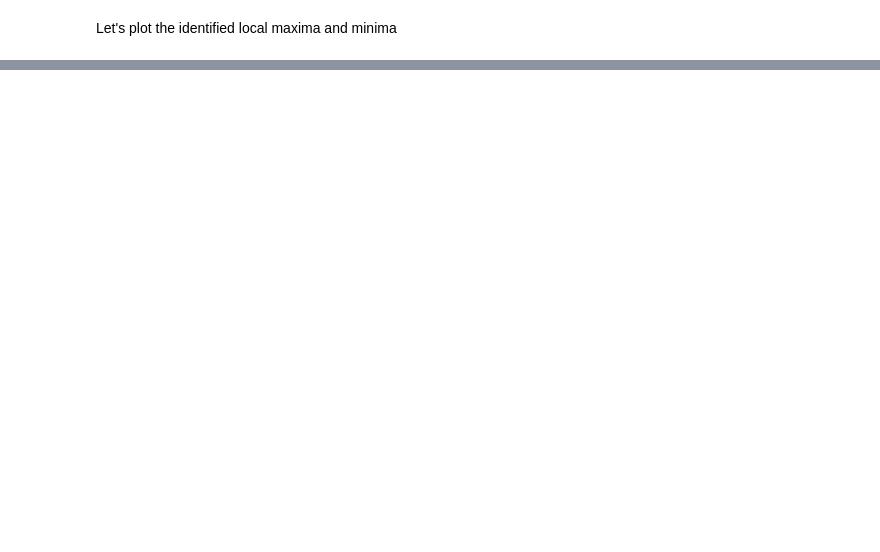
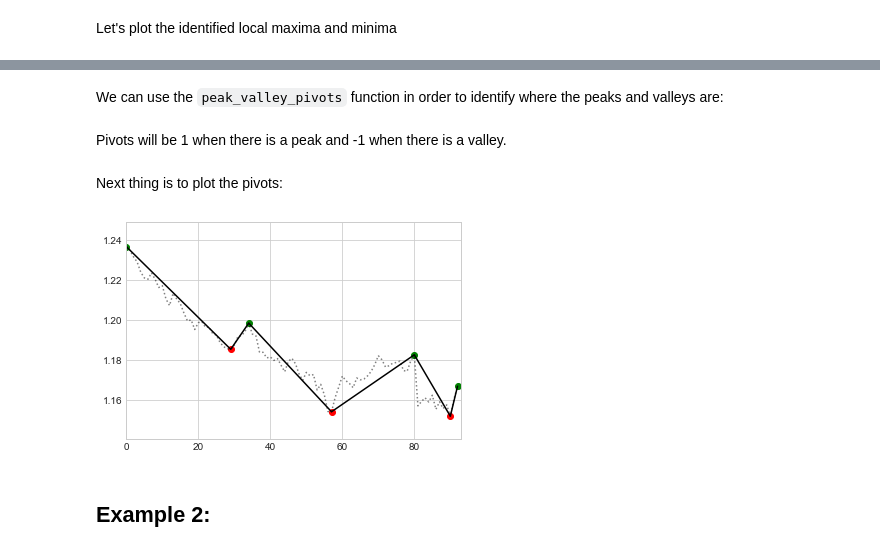
Before and after one commit to FOREXfunguru/FOREX, a Jupyter notebook: learning_nbs/Calculating past bounces on a certain Support or Resistance area.ipynb, the cells around one changed output, grey strips where cells are left out. Drawn from its saved outputs; the diff is of its cells as text; code cells hidden in the pictures; blank space fills up the shorter version.

```diff
--- a/learning_nbs/Calculating past bounces on a certain Support or Resistance area.ipynb
+++ b/learning_nbs/Calculating past bounces on a certain Support or Resistance area.ipynb
@@ -260,0 +265,40 @@ for ix in min[0]:
+# %%
+from zigzag import *
+
+oanda=OandaAPI(url='https://api-fxtrade.oanda.com/v1/candles?',
+               instrument='EUR_USD',
+               granularity='H12',
+               alignmentTimezone='Europe/London',
+               dailyAlignment=22
+              )
+
+oanda.run(start='2018-04-18T22:00:00',
+          end='2018-06-21T22:00:00')
+# %%
+close_prices=[]
+datetimes=[]
+for c in oanda.fetch_candleset():
+    close_prices.append(c.closeAsk)
+    datetimes.append(c.time)
+# %% [markdown]
+We can use the `peak_valley_pivots` function in order to identify where the peaks and valleys are:
+# %%
+pivots = peak_valley_pivots(np.array(close_prices), 0.01, -0.01)
+# %% [markdown]
+Pivots will be 1 when there is a peak and -1 when there is a valley.
+# %% [markdown]
+Next thing is to plot the pivots:
+# %%
+def plot_pivots(X, pivots):
+    plt.xlim(0, len(X)) # prepare the X-axis
+    plt.ylim(X.min()*0.99, X.max()*1.01) # prepare the Y-axis
+    plt.plot(np.arange(len(X)), X, 'k:', alpha=0.5)
+    plt.plot(np.arange(len(X))[pivots != 0], X[pivots != 0], 'k-')
+    plt.scatter(np.arange(len(X))[pivots == 1], X[pivots == 1], color='g')
+    plt.scatter(np.arange(len(X))[pivots == -1], X[pivots == -1], color='r')
+# %%
+plot_pivots(np.array(close_prices), pivots)
+# %% [output]
+[figure, added]
+# %% [markdown]
+## Example 2:
```
Also changed, not shown: parts of 16 cells of this notebook, 2 other files.
